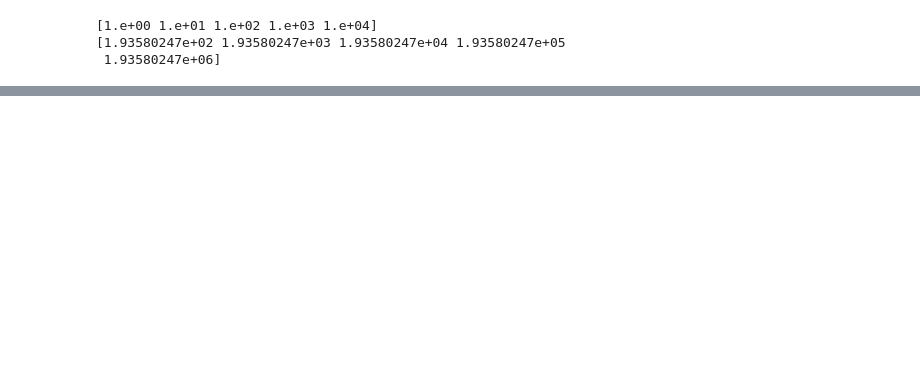
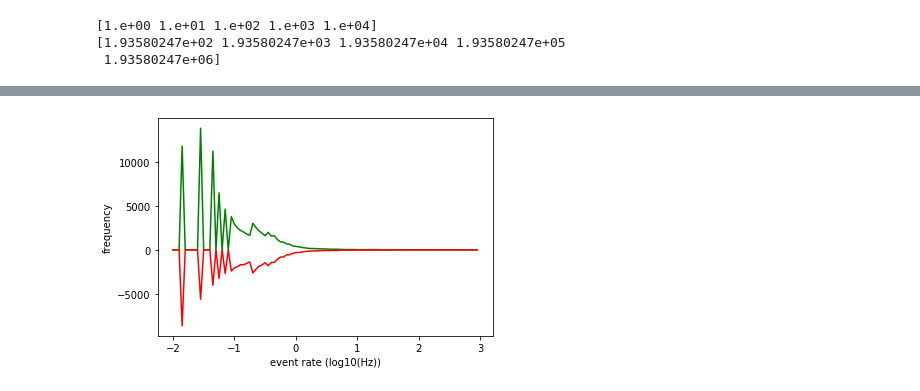
Before and after one commit to SensorsINI/v2e, a Jupyter notebook: v2e/computations_and_graphs.ipynb, the cells around one changed output, grey strips where cells are left out. Saved outputs shown, nothing was run; the diff lists cells and outputs as text; code cells hidden in the pictures; blank space fills up the shorter version.

```diff
--- a/v2e/computations_and_graphs.ipynb
+++ b/v2e/computations_and_graphs.ipynb
@@ -223,0 +244,69 @@ print(lscene)
+# %%
+from v2e.v2e_utils import _inputFileDialog as ifd
+fname=ifd([("AEDAT txt files", ".txt"),('Any type','*')])
+from v2e.v2e_utils import read_aedat_txt_events
+ev=read_aedat_txt_events(fname)
+
+
+
+
+import numpy as np
+sx=346
+sy=260
+npix=sx*sy
+ntot=ev.shape[0]
+non=np.count_nonzero(ev[:,3]==1)
+noff=np.count_nonzero(ev[:,3]==0)
+ttot=max(ev[:,0])-min(ev[:,0])
+onrate=non/npix/ttot
+offrate=noff/npix/ttot
+onidx= np.where(ev[:,3]==1)
+offidx=np.where(ev[:,3]==0)
+# for each pixel, compute the spike rate
+onev= ev[onidx, :][0]
+offev=ev[offidx,:][0]
+
+onx=onev[:,1]
+ony=onev[:,2]
+offx=offev[:,1]
+offy=offev[:,2]
+
+
+
+histrange = [(0, v) for v in (sx, sy)]
+onhist,_,_= np.histogram2d(onx, ony, bins=(sx, sy), range=histrange)
+offhist,_,_= np.histogram2d(offx, offy, bins=(sx, sy), range=histrange)
+
+
+onhist=onhist.flatten()
+offhist=offhist.flatten()
+maxonhist=max(onhist)
+maxoffhist=max(offhist)
+
+
+
+onrates=np.flip(np.sort(onhist/ttot))
+offrates=np.flip(np.sort(offhist/ttot))
+
+
+logonrates=np.log10(onrates)
+logoffrates=np.log10(offrates)
+
+
+
+raterange=(-2,3)
+nbins=100
+onratehist,onbins=np.histogram(logonrates,bins=nbins, range=raterange)
+offratehist,offbins=np.histogram(logoffrates,bins=nbins, range=raterange)
+onratehist=onratehist
+offratehist=offratehist
+
+
+from matplotlib import pyplot as plt
+plt.plot(onbins[:-1],(onratehist),'g',offbins[:-1],-(offratehist),'r')
+plt.xlabel('event rate (log10(Hz))')
+plt.ylabel('frequency')
+figfname=fname.replace('.txt','.pdf')
+plt.savefig(figfname)
+# %% [output]
+[figure, added]
```
Also changed, not shown: parts of 7 cells of this notebook, 1 other file.
